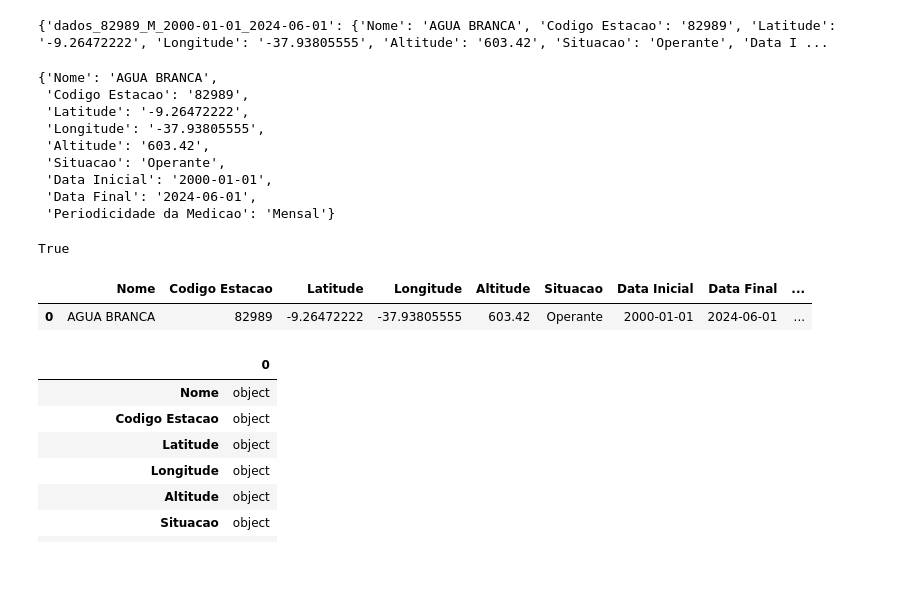
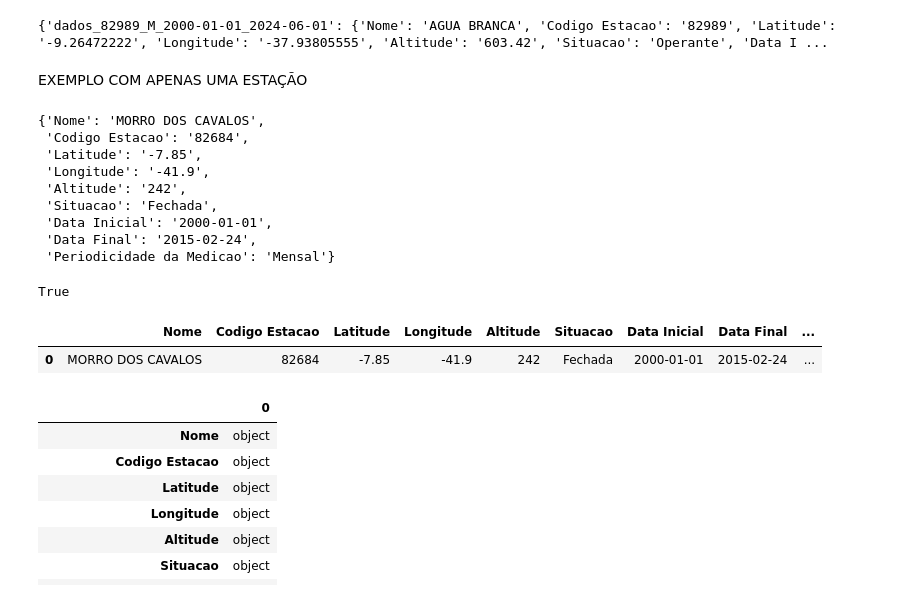
Before and after one commit to maryofcarmo/AULA01, a Jupyter notebook: TCC.ipynb, the cells around one changed output. Cells and saved outputs as stored; diff of their text form; code cells hidden in the pictures; blank space fills up the shorter version.

```diff
--- a/TCC.ipynb
+++ b/TCC.ipynb
@@ -668,19 +537,21 @@ for arquivo in arquivos_csv:
 print(dicionarios_info_estacao)
 # %% [output]
 {'dados_82989_M_2000-01-01_2024-06-01': {'Nome': 'AGUA BRANCA', 'Codigo Estacao': '82989', 'Latitude': '-9.26472222', 'Longitude': '-37.93805555', 'Altitude': '603.42', 'Situacao': 'Operante', 'Data I ...
+# %% [markdown]
+EXEMPLO COM APENAS UMA ESTAÇÃO
 # %%
  # extraindo uma informação específica de uma estação metereológica
- dict_82989 = dicionarios_info_estacao['dados_82989_M_2000-01-01_2024-06-01']
- dict_82989
+ dict_82684 = dicionarios_info_estacao['dados_82684_M_2000-01-01_2015-02-24']
+ dict_82684
 # %% [output]
-{'Nome': 'AGUA BRANCA',
- 'Codigo Estacao': '82989',
- 'Latitude': '-9.26472222',
- 'Longitude': '-37.93805555',
- 'Altitude': '603.42',
- 'Situacao': 'Operante',
+{'Nome': 'MORRO DOS CAVALOS',
+ 'Codigo Estacao': '82684',
+ 'Latitude': '-7.85',
+ 'Longitude': '-41.9',
+ 'Altitude': '242',
+ 'Situacao': 'Fechada',
  'Data Inicial': '2000-01-01',
- 'Data Final': '2024-06-01',
+ 'Data Final': '2015-02-24',
  'Periodicidade da Medicao': 'Mensal'}
 # %%
 # confirmando que é um dicionário
@@ -689,9 +560,9 @@ isinstance(dict_82989, dict)
 True
 # %%
 # transforma o dict_82989 em df, Fornecendo um índice de elemento único
-df_82989 = pd.DataFrame(dict_82989, index=[0])
-df_82989
+df_82684 = pd.DataFrame(dict_82684, index=[0])
+df_82684
 # %% [output]
 |  | Nome | Codigo Estacao | Latitude | Longitude | Altitude | Situacao | Data Inicial | Data Final | ... |
-| 0 | AGUA BRANCA | 82989 | -9.26472222 | -37.93805555 | 603.42 | Operante | 2000-01-01 | 2024-06-01 | ... |
+| 0 | MORRO DOS CAVALOS | 82684 | -7.85 | -41.9 | 242 | Fechada | 2000-01-01 | 2015-02-24 | ... |
 # %%
```
Also changed, not shown: parts of 42 cells of this notebook.
